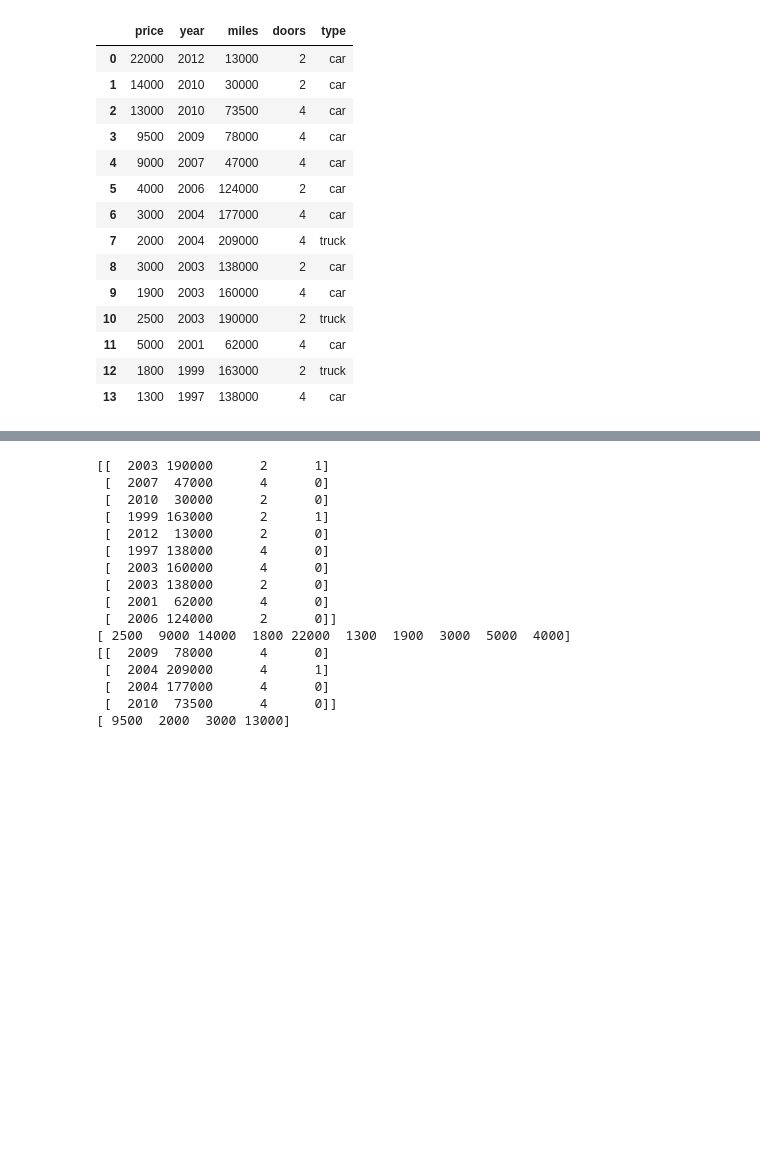
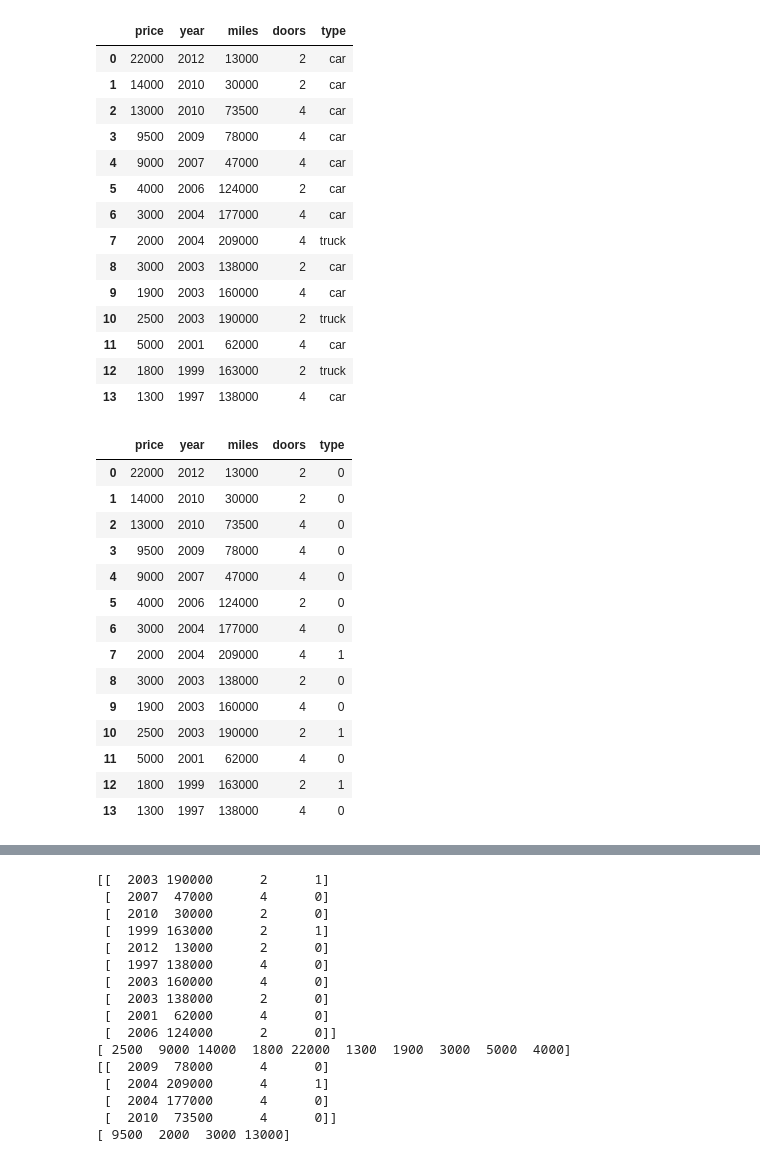
Before and after one commit to cesleem/DAT_SF_14, a Jupyter notebook: labs/10_decision_trees.ipynb, the cells around one changed output, grey strips where cells are left out. Drawn from its saved outputs; the diff is of its cells as text; code cells hidden in the pictures; blank space fills up the shorter version.

```diff
--- a/labs/10_decision_trees.ipynb
+++ b/labs/10_decision_trees.ipynb
@@ -145,6 +145,35 @@ vehicles
 | 11 | 5000 | 2001 | 62000 | 4 | car |
 | 12 | 1800 | 1999 | 163000 | 2 | truck |
 | 13 | 1300 | 1997 | 138000 | 4 | car |
+# %%
+#homework musings
+from sklearn import preprocessing
+le = preprocessing.LabelEncoder()
+# %%
+for col_name in vehicles.columns:
+    col = vehicles[col_name]
+    if col.dtype == 'O':
+        labels = col.unique()
+        le.fit(labels)
+        vehicles[col_name] = le.transform(col)
+# %%
+vehicles
+# %% [output]
+|  | price | year | miles | doors | type |
+| 0 | 22000 | 2012 | 13000 | 2 | 0 |
+| 1 | 14000 | 2010 | 30000 | 2 | 0 |
+| 2 | 13000 | 2010 | 73500 | 4 | 0 |
+| 3 | 9500 | 2009 | 78000 | 4 | 0 |
+| 4 | 9000 | 2007 | 47000 | 4 | 0 |
+| 5 | 4000 | 2006 | 124000 | 2 | 0 |
+| 6 | 3000 | 2004 | 177000 | 4 | 0 |
+| 7 | 2000 | 2004 | 209000 | 4 | 1 |
+| 8 | 3000 | 2003 | 138000 | 2 | 0 |
+| 9 | 1900 | 2003 | 160000 | 4 | 0 |
+| 10 | 2500 | 2003 | 190000 | 2 | 1 |
+| 11 | 5000 | 2001 | 62000 | 4 | 0 |
+| 12 | 1800 | 1999 | 163000 | 2 | 1 |
+| 13 | 1300 | 1997 | 138000 | 4 | 0 |
 # %%
 # convert car to 0 and truck to 1
 vehicles['type'] = vehicles.type.map({'car':0, 'truck':1})
```
Also changed, not shown: parts of 3 cells of this notebook, 5 other files.
